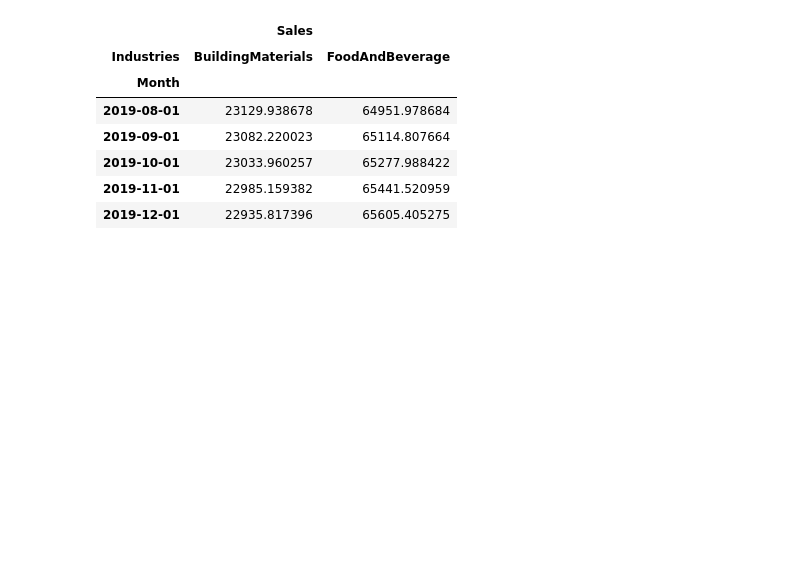
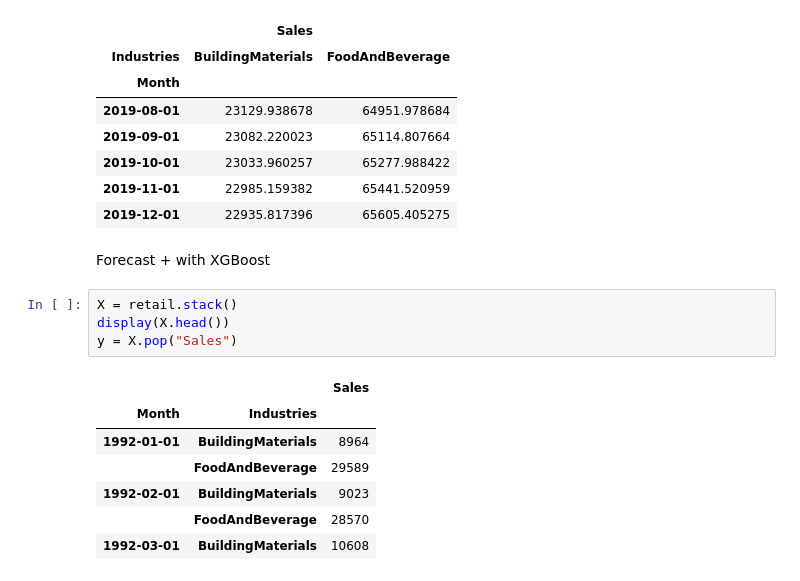
Before and after one commit to gani88/ForecastingTimeSeries, a Jupyter notebook: Forecasting_5_Hybrid_Forecasting.ipynb, the cells around one changed output. Saved outputs shown, nothing was run; the diff lists cells and outputs as text; blank space fills up the shorter version.

```diff
--- a/Forecasting_5_Hybrid_Forecasting.ipynb
+++ b/Forecasting_5_Hybrid_Forecasting.ipynb
@@ -281,3 +290,17 @@ y_pred.tail()
 | 2019-10-01 | 23033.960257 | 65277.988422 |
 | 2019-11-01 | 22985.159382 | 65441.520959 |
 | 2019-12-01 | 22935.817396 | 65605.405275 |
+# %% [markdown]
+Forecast + with XGBoost
+# %%
+X = retail.stack()
+display(X.head())
+y = X.pop("Sales")
+# %% [output]
+|  |  | Sales |
+| Month | Industries |  |
+| 1992-01-01 | BuildingMaterials | 8964 |
+|  | FoodAndBeverage | 29589 |
+| 1992-02-01 | BuildingMaterials | 9023 |
+|  | FoodAndBeverage | 28570 |
+| 1992-03-01 | BuildingMaterials | 10608 |
```
Also changed, not shown: parts of 4 cells of this notebook.
